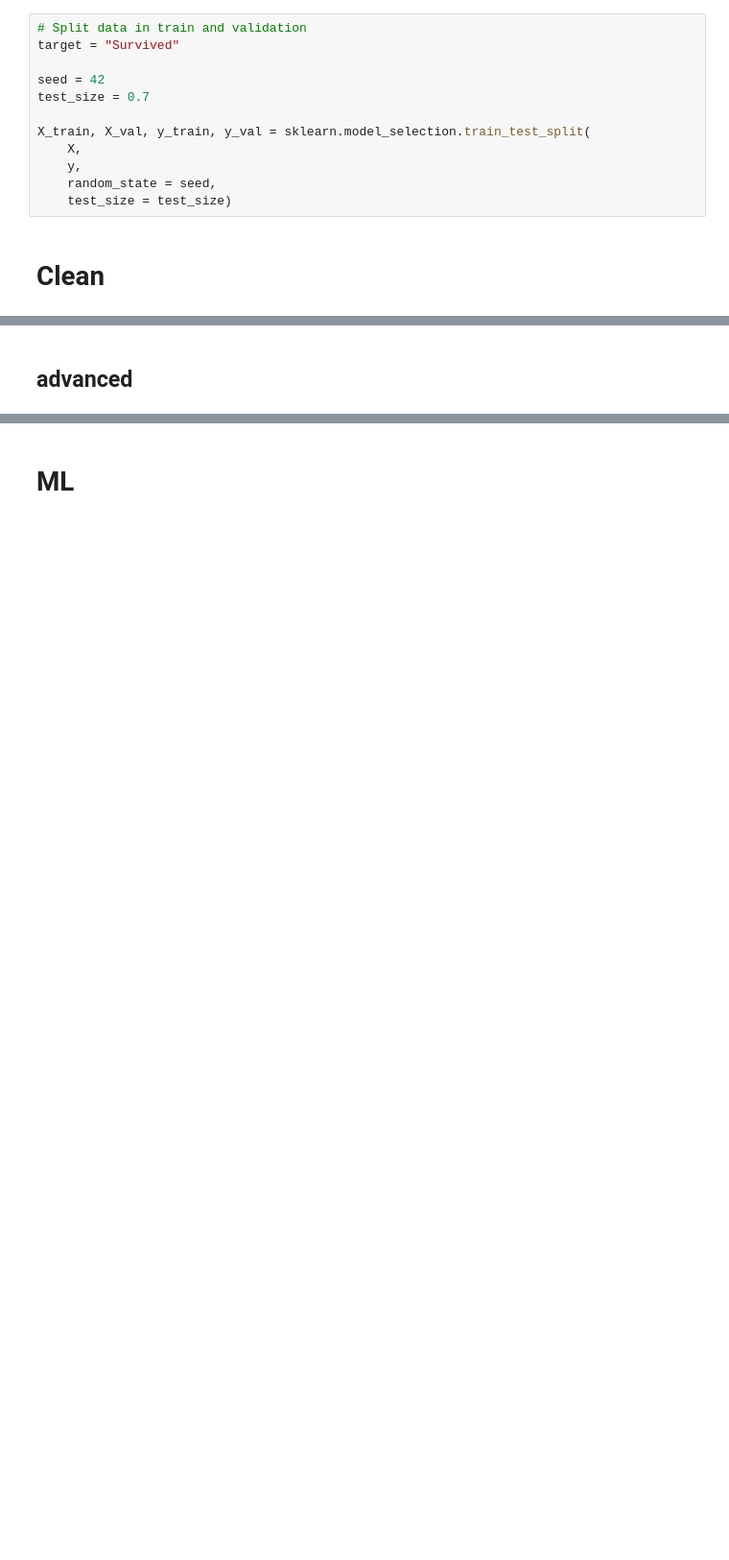
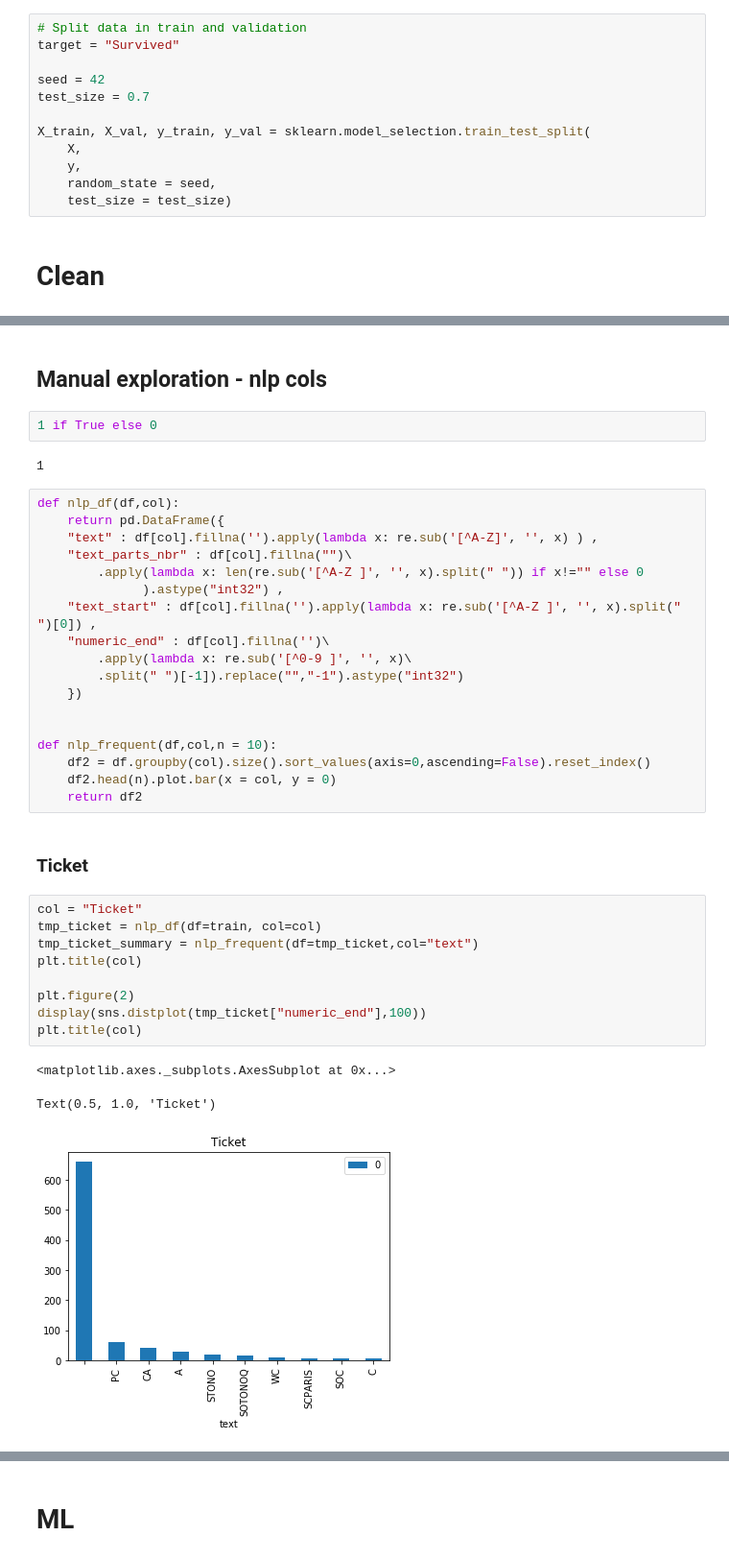
Before and after one commit to EmilMachine/ml_club, a Jupyter notebook: 05_intro_ml/notebooks/1_minimal_ml_notebook_data_cleaning.ipynb, the cells around one changed output, grey strips where cells are left out. Shown at 96% size. Saved outputs shown, nothing was run; the diff lists cells and outputs as text; blank space fills up the shorter version.

```diff
--- a/05_intro_ml/notebooks/1_minimal_ml_notebook_data_cleaning.ipynb
+++ b/05_intro_ml/notebooks/1_minimal_ml_notebook_data_cleaning.ipynb
@@ -190,2 +194,39 @@ X_train, X_val, y_train, y_val = sklearn.model_selection.train_test_split(
+# %% [markdown]
+## Manual exploration - nlp cols
+# %%
+1 if True else 0
+# %% [output]
+1
+# %%
+def nlp_df(df,col):
+    return pd.DataFrame({
+    "text" : df[col].fillna('').apply(lambda x: re.sub('[^A-Z]', '', x) ) ,
+    "text_parts_nbr" : df[col].fillna("")\
+        .apply(lambda x: len(re.sub('[^A-Z ]', '', x).split(" ")) if x!="" else 0
+              ).astype("int32") ,
+    "text_start" : df[col].fillna('').apply(lambda x: re.sub('[^A-Z ]', '', x).split(" ")[0]) ,
+    "numeric_end" : df[col].fillna('')\
+        .apply(lambda x: re.sub('[^0-9 ]', '', x)\
+        .split(" ")[-1]).replace("","-1").astype("int32")
+    })
+
+
+def nlp_frequent(df,col,n = 10):
+    df2 = df.groupby(col).size().sort_values(axis=0,ascending=False).reset_index()
+    df2.head(n).plot.bar(x = col, y = 0)
+    return df2
 # %% [markdown]
-##  advanced
+### Ticket
+# %%
+col = "Ticket"
+tmp_ticket = nlp_df(df=train, col=col)
+tmp_ticket_summary = nlp_frequent(df=tmp_ticket,col="text")
+plt.title(col)
+
+plt.figure(2)
+display(sns.distplot(tmp_ticket["numeric_end"],100))
+plt.title(col)
+# %% [output]
+<matplotlib.axes._subplots.AxesSubplot at 0x...>
+Text(0.5, 1.0, 'Ticket')
+[figure, added]
```
Also changed, not shown: parts of 18 cells of this notebook.
